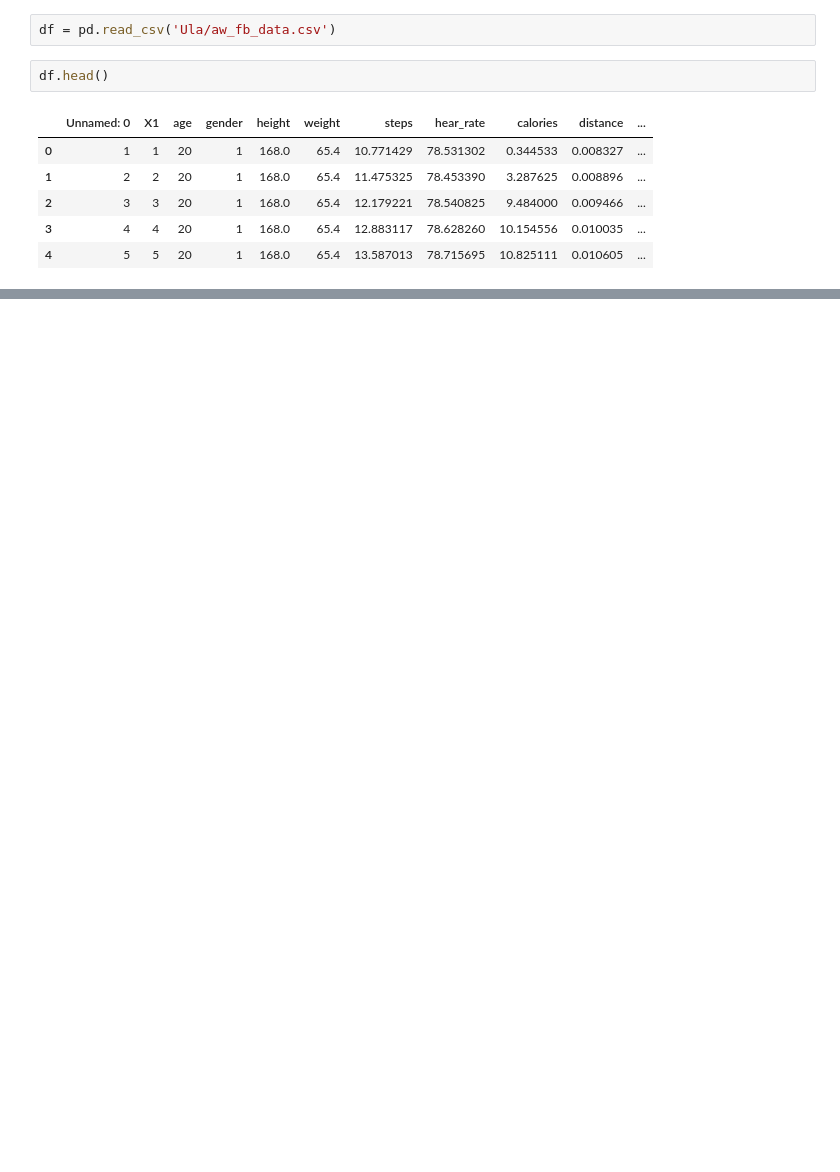
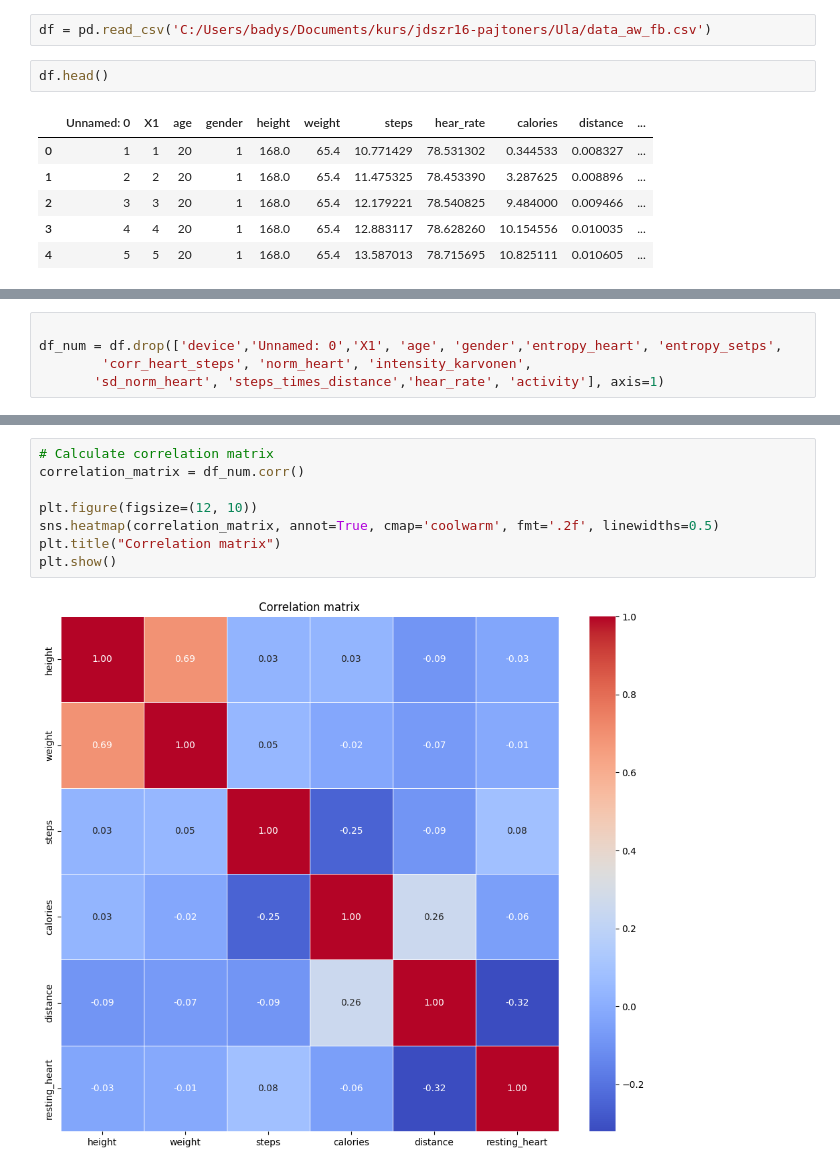
Before and after one commit to infoshareacademy/jdszr16-pajtoners, a Jupyter notebook: Ula/aw_fb_analysis.ipynb, the cells around one changed output, grey strips where cells are left out. Saved outputs shown, nothing was run; the diff lists cells and outputs as text; blank space fills up the shorter version.

```diff
--- a/Ula/aw_fb_analysis.ipynb
+++ b/Ula/aw_fb_analysis.ipynb
@@ -9,5 +34,5 @@ import pandas as pd
 # %%
-df = pd.read_csv('Ula/aw_fb_data.csv')
+df = pd.read_csv('C:/Users/badys/Documents/kurs/jdszr16-pajtoners/Ula/data_aw_fb.csv')
 # %%
 df.head()
 # %% [output]
@@ -19,0 +112,5 @@ df.head()
+# %%
+
+df_num = df.drop(['device','Unnamed: 0','X1', 'age', 'gender','entropy_heart', 'entropy_setps',
+        'corr_heart_steps', 'norm_heart', 'intensity_karvonen',
+       'sd_norm_heart', 'steps_times_distance','hear_rate', 'activity'], axis=1)
@@ -19,0 +140,10 @@ df.head()
+# %%
+# Calculate correlation matrix
+correlation_matrix = df_num.corr()
+
+plt.figure(figsize=(12, 10))
+sns.heatmap(correlation_matrix, annot=True, cmap='coolwarm', fmt='.2f', linewidths=0.5)
+plt.title("Correlation matrix")
+plt.show()
+# %% [output]
+[figure, added]
```
Also changed, not shown: parts of 12 cells of this notebook.
